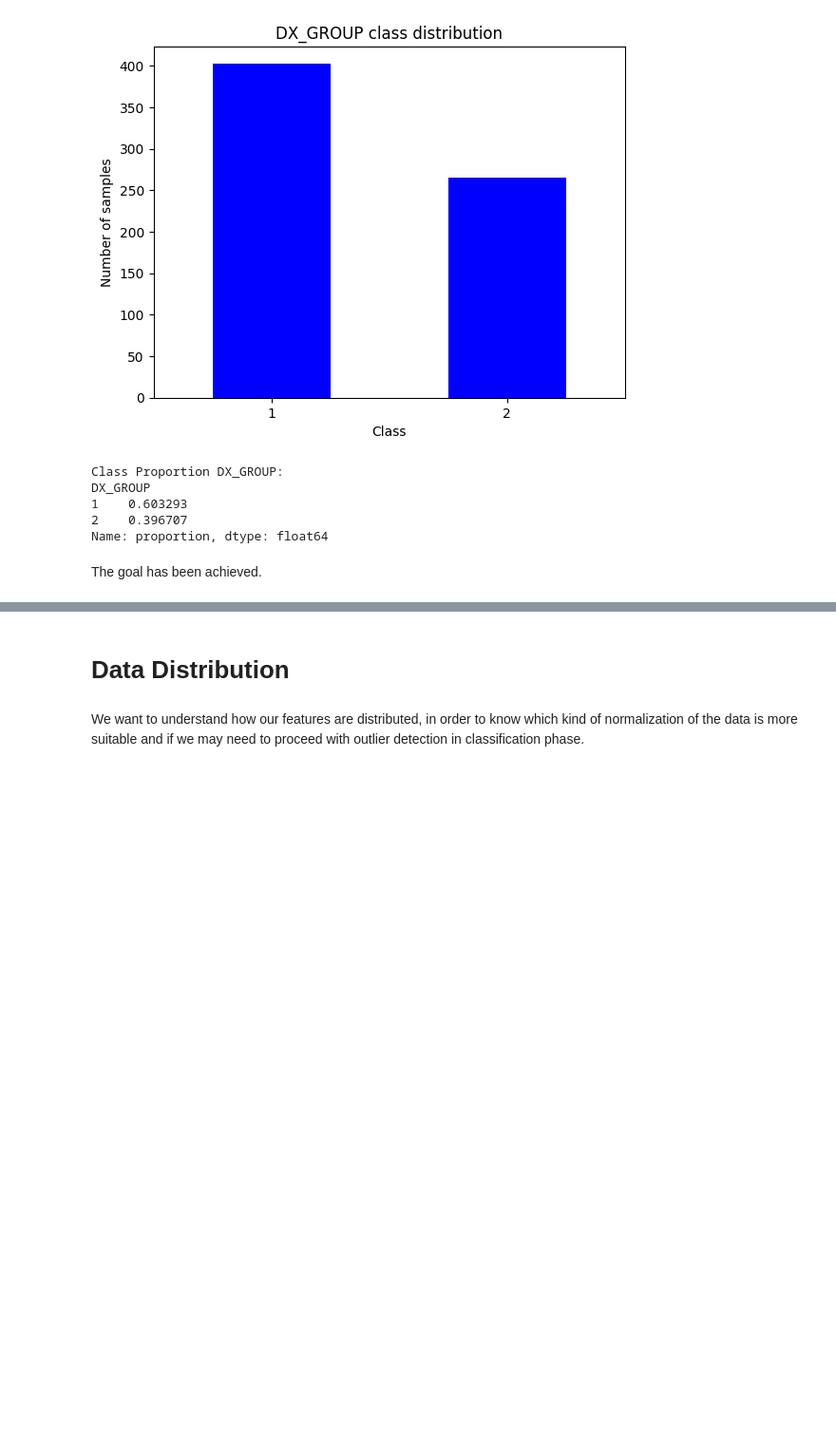
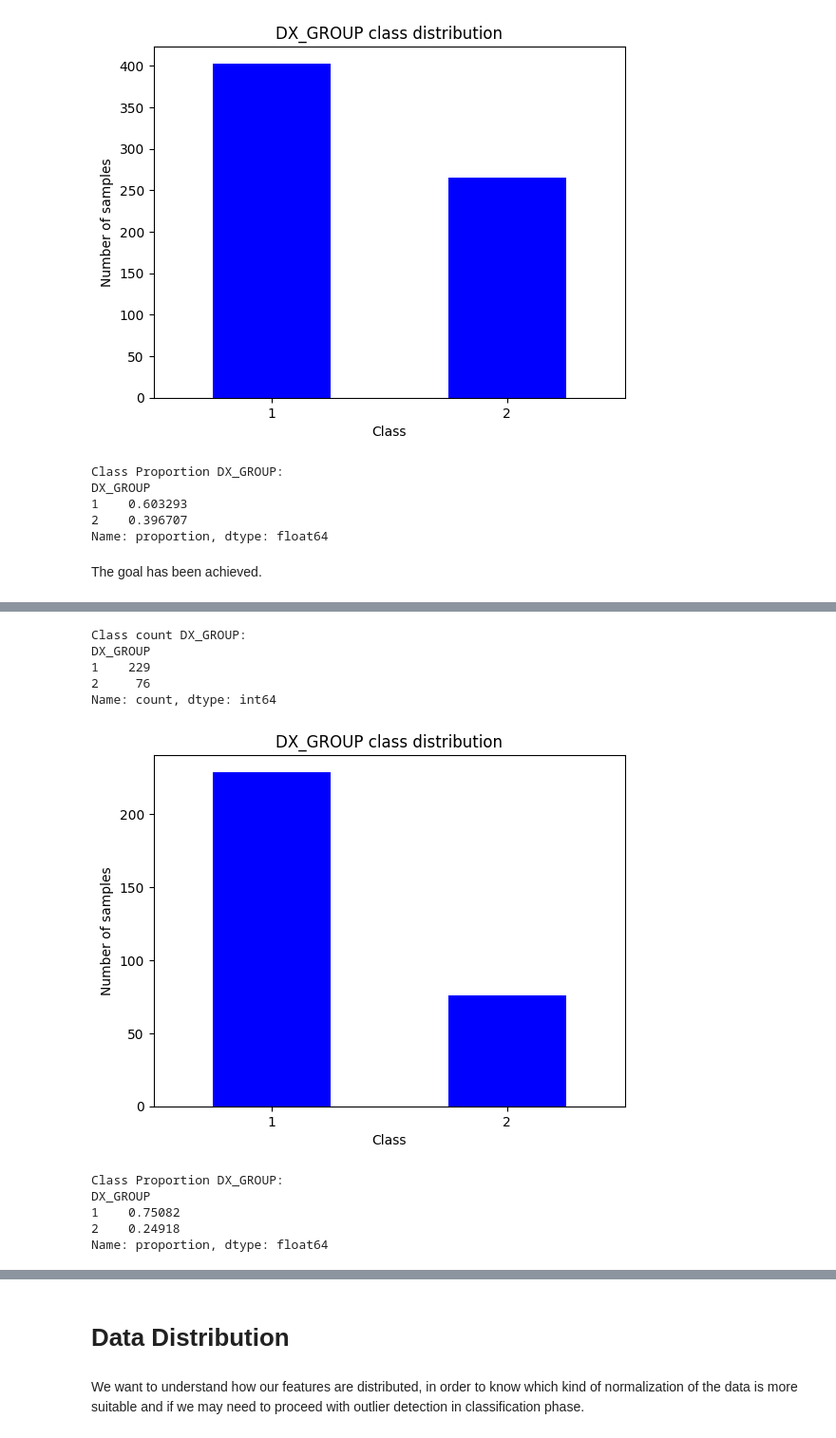
Before and after one commit to AuraNatale/AutismDataMining, a Jupyter notebook: Source Code/data_preprocessing_outlierdet.ipynb, the cells around one changed output, grey strips where cells are left out. Shown at 95% size. Saved outputs shown, nothing was run; the diff lists cells and outputs as text; code cells hidden in the pictures; blank space fills up the shorter version.

```diff
--- a/Source Code/data_preprocessing_outlierdet.ipynb
+++ b/Source Code/data_preprocessing_outlierdet.ipynb
@@ -405,3 +524,17 @@ The goal has been achieved.
+# %%
+of.evaluate_balancing(cleaned_df)
+# %% [output]
+Class count DX_GROUP:
+DX_GROUP
+1    229
+2     76
+Name: count, dtype: int64
+[figure, added]
+Class Proportion DX_GROUP:
+DX_GROUP
+1    0.75082
+2    0.24918
+Name: proportion, dtype: float64
 # %%
 
 # Store them in a new dataset called ASD_clinical
```
Also changed, not shown: parts of 28 cells of this notebook, 1 other file.
